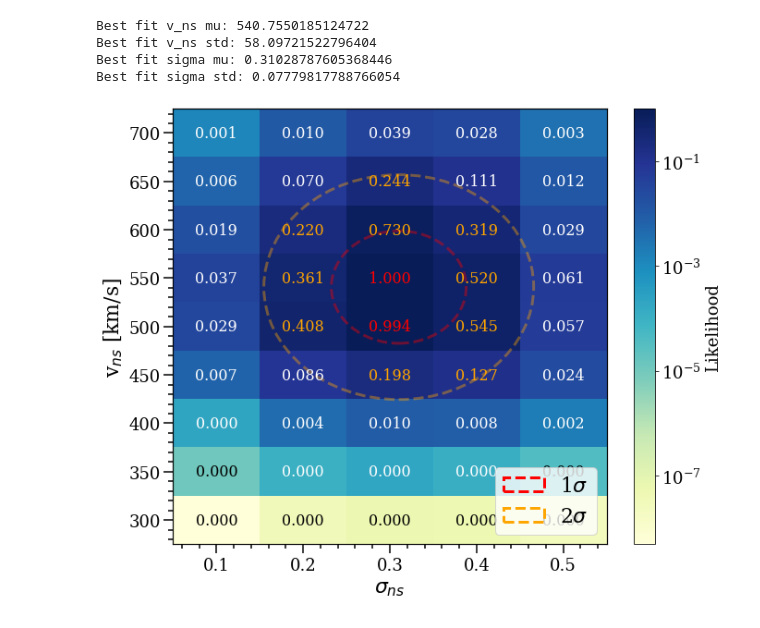
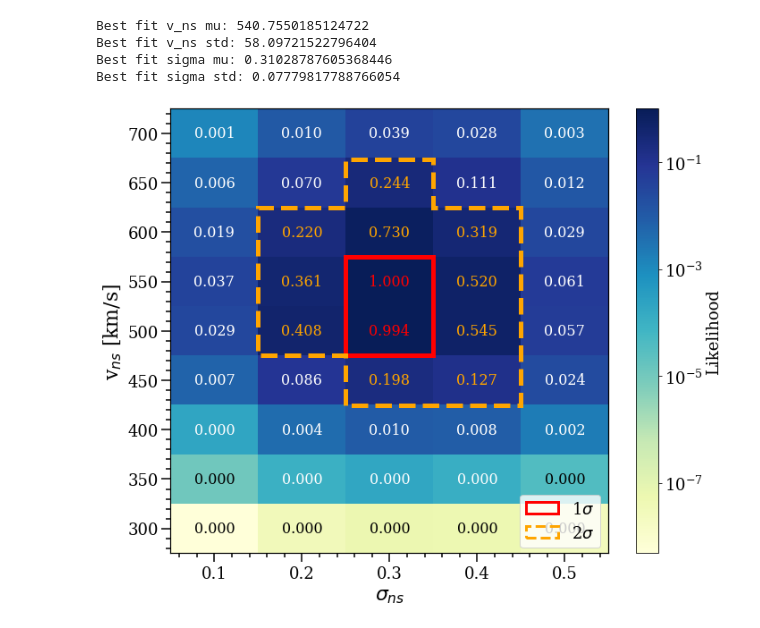
Before and after one commit to veome22/supernova_remnant_prescription, a Jupyter notebook: model_likelihood_analysis_sse.ipynb, the cells around one changed output. Drawn from its saved outputs; the diff is of its cells as text; code cells hidden in the pictures.

Commit message:
changed sigma intervals from ellipse to box

```diff
--- a/model_likelihood_analysis_sse.ipynb
+++ b/model_likelihood_analysis_sse.ipynb
@@ -353,16 +353,27 @@ for i, kick in enumerate(ns_kicks):
                        ha="center", va="center", color=color, fontsize=fs, zorder=3)
 
 # PLOT CONTOURS
-lw = 3
-alpha=0.4
+lw = 5
+alpha=0.7
 
-# 1 sigma contour
-ax.add_patch(Ellipse((X_mu_fit, Y_mu_fit), width=2*X_sigma_fit, height=2*Y_sigma_fit, angle=theta_fit,
-                     color='r', linewidth=lw, linestyle='--', alpha=alpha, fill=False, zorder=2, label= '1$\sigma$'))
+# # 1 sigma contour
+# ax.add_patch(Ellipse((X_mu_fit, Y_mu_fit), width=2*X_sigma_fit, height=2*Y_sigma_fit, angle=theta_fit,
+#                      color='r', linewidth=lw, linestyle='--', alpha=alpha, fill=False, zorder=2, label= '1$\sigma$'))
 
-# 2 sigma contour
-ax.add_patch(Ellipse((X_mu_fit, Y_mu_fit), width=2*2*X_sigma_fit, height=2*2*Y_sigma_fit, angle=theta_fit,
-                     color='orange', linewidth=lw, linestyle='--', alpha=alpha, fill=False, zorder=2, label= '2$\sigma$'))
+# # 2 sigma contour
+# ax.add_patch(Ellipse((X_mu_fit, Y_mu_fit), width=2*2*X_sigma_fit, height=2*2*Y_sigma_fit, angle=theta_fit,
+#                      color='orange', linewidth=lw, linestyle='--', alpha=alpha, fill=False, zorder=2, label= '2$\sigma$'))
+
+ax.add_patch(Rectangle((0.25,475), 0.1, 100, fill=False, edgecolor='r', hatch='',  lw=lw, linestyle='-', clip_on=False, label= '1$\sigma$', zorder=0))
+
+ax.add_patch(Polygon(((0.25, 425), (0.25, 475), (0.15, 475), \
+                      (0.15, 625), (0.25, 625), \
+                      (0.25, 674), (0.35, 674), \
+                      (0.35, 625), (0.45, 625), \
+                      (0.45, 425), (0.35, 425)), fill=False, edgecolor='orange', hatch='', lw=lw, linestyle='--', clip_on=False, label='2$\sigma$',zorder=1))
+
+
+
 
 
 # # PLOT BEST-FIT POINT
@@ -375,33 +386,33 @@ ax.add_patch(Ellipse((X_mu_fit, Y_mu_fit), width=2*2*X_sigma_fit, height=2*2*Y_s
 
 # HOUSEKEEPING
 layoutAxes(ax=ax, fontsize=fm)
 
 plt.xlabel('$\sigma_{ns}$', fontsize=fl)
 plt.ylabel('v$_{ns}$ [km/s]', fontsize=fl)
 
 ax.figure.axes[-1].yaxis.label.set_size(fm)
 ax.figure.axes[-1].tick_params(labelsize=fm)
 
 handles, labels = plt.gca().get_legend_handles_labels()
 
 # specify order
 order = [1,0]
 
 # pass handle & labels lists along with order as below
-plt.legend([handles[i] for i in order], [labels[i] for i in order], fontsize=fm)
+plt.legend([handles[i] for i in order], [labels[i] for i in order])
 
-leg = ax.legend(bbox_to_anchor=(1.0, 0.20))
+leg = ax.legend(bbox_to_anchor=(1.0, 0.15), fontsize=fm)
 
 # change the line width for the legend
 for patch in leg.get_patches():
     patch.set_linewidth(3.0)
     patch.set_alpha(1.0)
 
 plt.gca().invert_yaxis()
 plt.tight_layout()
 
 # plt.savefig('plots/model_likelihoods_2d_sse.pdf')
 
 plt.show()
 # %% [output]
-[figure, old version]
+[figure, new version]
```
Also changed, not shown: parts of 3 cells of this notebook, 3 other files.
